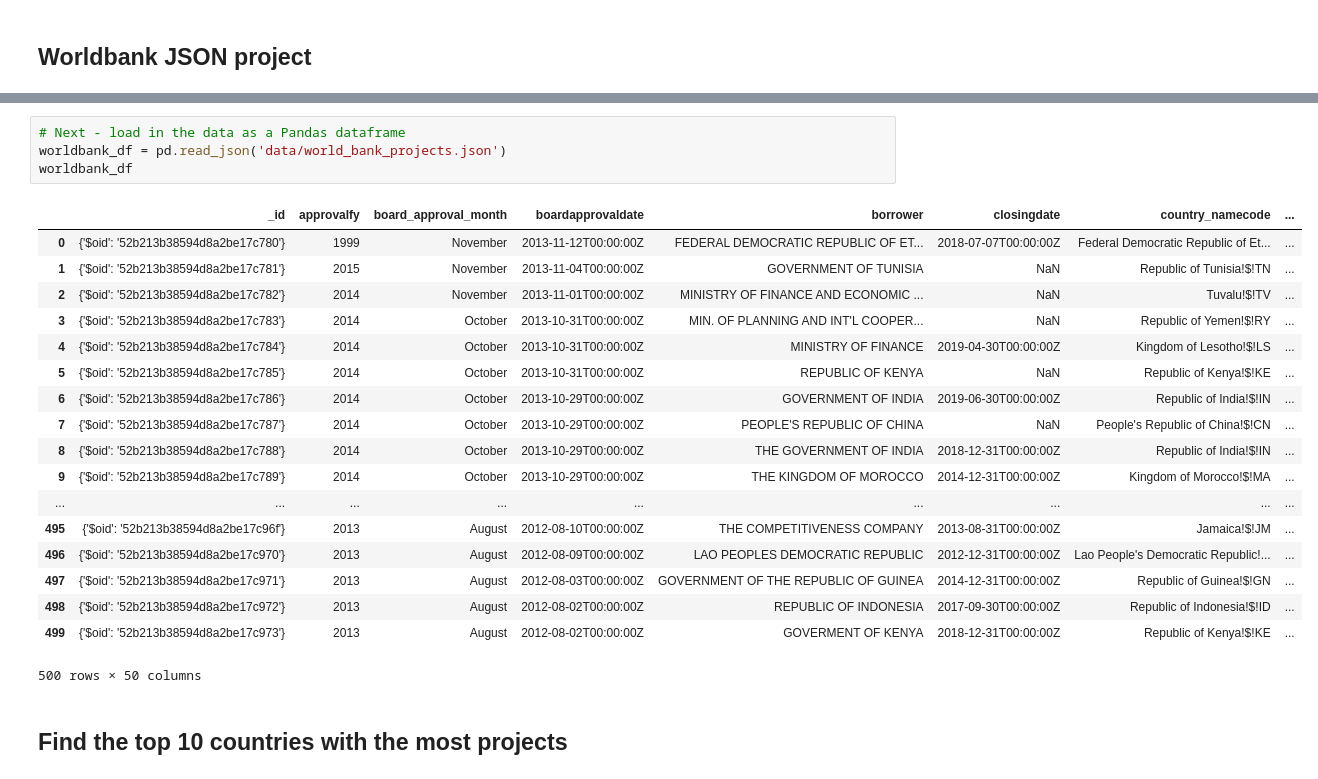
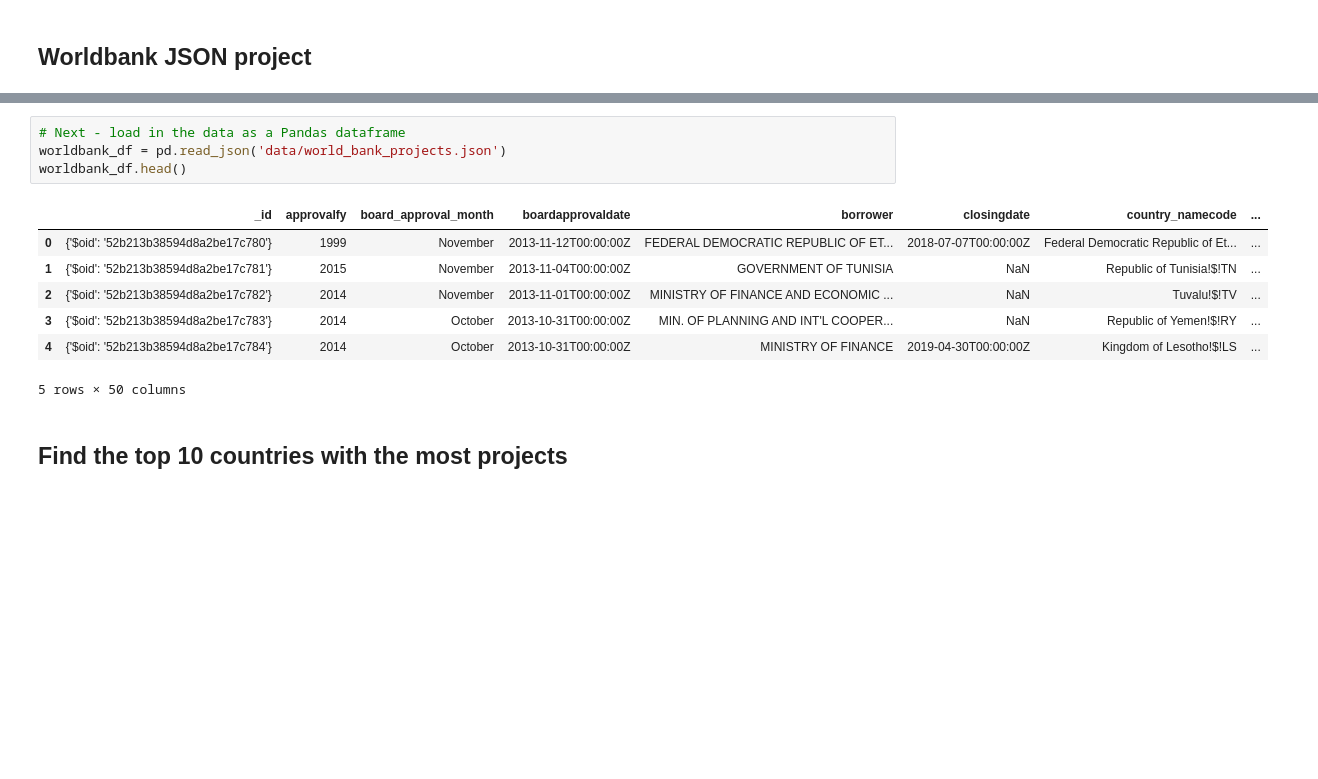
Before and after one commit to amh0792/Springboard, a Jupyter notebook: JSON_Mini_Project/sliderule_dsi_json_exercise.ipynb, the cells around one changed output, grey strips where cells are left out. Drawn from its saved outputs; the diff is of its cells as text; blank space fills up the shorter version.

```diff
--- a/JSON_Mini_Project/sliderule_dsi_json_exercise.ipynb
+++ b/JSON_Mini_Project/sliderule_dsi_json_exercise.ipynb
@@ -131,26 +114,15 @@ json.load((open('data/world_bank_projects.json')))
 # %%
 # Next - load in the data as a Pandas dataframe
 worldbank_df = pd.read_json('data/world_bank_projects.json')
-worldbank_df
+worldbank_df.head()
 # %% [output]
 |  | _id | approvalfy | board_approval_month | boardapprovaldate | borrower | closingdate | country_namecode | ... |
 | 0 | {'$oid': '52b213b38594d8a2be17c780'} | 1999 | November | 2013-11-12T00:00:00Z | FEDERAL DEMOCRATIC REPUBLIC OF ET... | 2018-07-07T00:00:00Z | Federal Democratic Republic of Et... | ... |
 | 1 | {'$oid': '52b213b38594d8a2be17c781'} | 2015 | November | 2013-11-04T00:00:00Z | GOVERNMENT OF TUNISIA | NaN | Republic of Tunisia!$!TN | ... |
 | 2 | {'$oid': '52b213b38594d8a2be17c782'} | 2014 | November | 2013-11-01T00:00:00Z | MINISTRY OF FINANCE AND ECONOMIC ... | NaN | Tuvalu!$!TV | ... |
 | 3 | {'$oid': '52b213b38594d8a2be17c783'} | 2014 | October | 2013-10-31T00:00:00Z | MIN. OF PLANNING AND INT'L COOPER... | NaN | Republic of Yemen!$!RY | ... |
 | 4 | {'$oid': '52b213b38594d8a2be17c784'} | 2014 | October | 2013-10-31T00:00:00Z | MINISTRY OF FINANCE | 2019-04-30T00:00:00Z | Kingdom of Lesotho!$!LS | ... |
-| 5 | {'$oid': '52b213b38594d8a2be17c785'} | 2014 | October | 2013-10-31T00:00:00Z | REPUBLIC OF KENYA | NaN | Republic of Kenya!$!KE | ... |
-| 6 | {'$oid': '52b213b38594d8a2be17c786'} | 2014 | October | 2013-10-29T00:00:00Z | GOVERNMENT OF INDIA | 2019-06-30T00:00:00Z | Republic of India!$!IN | ... |
-| 7 | {'$oid': '52b213b38594d8a2be17c787'} | 2014 | October | 2013-10-29T00:00:00Z | PEOPLE'S REPUBLIC OF CHINA | NaN | People's Republic of China!$!CN | ... |
-| 8 | {'$oid': '52b213b38594d8a2be17c788'} | 2014 | October | 2013-10-29T00:00:00Z | THE GOVERNMENT OF INDIA | 2018-12-31T00:00:00Z | Republic of India!$!IN | ... |
-| 9 | {'$oid': '52b213b38594d8a2be17c789'} | 2014 | October | 2013-10-29T00:00:00Z | THE KINGDOM OF MOROCCO | 2014-12-31T00:00:00Z | Kingdom of Morocco!$!MA | ... |
-| ... | ... | ... | ... | ... | ... | ... | ... | ... |
-| 495 | {'$oid': '52b213b38594d8a2be17c96f'} | 2013 | August | 2012-08-10T00:00:00Z | THE COMPETITIVENESS COMPANY | 2013-08-31T00:00:00Z | Jamaica!$!JM | ... |
-| 496 | {'$oid': '52b213b38594d8a2be17c970'} | 2013 | August | 2012-08-09T00:00:00Z | LAO PEOPLES DEMOCRATIC REPUBLIC | 2012-12-31T00:00:00Z | Lao People's Democratic Republic!... | ... |
-| 497 | {'$oid': '52b213b38594d8a2be17c971'} | 2013 | August | 2012-08-03T00:00:00Z | GOVERNMENT OF THE REPUBLIC OF GUINEA | 2014-12-31T00:00:00Z | Republic of Guinea!$!GN | ... |
-| 498 | {'$oid': '52b213b38594d8a2be17c972'} | 2013 | August | 2012-08-02T00:00:00Z | REPUBLIC OF INDONESIA | 2017-09-30T00:00:00Z | Republic of Indonesia!$!ID | ... |
-| 499 | {'$oid': '52b213b38594d8a2be17c973'} | 2013 | August | 2012-08-02T00:00:00Z | GOVERMENT OF KENYA | 2018-12-31T00:00:00Z | Republic of Kenya!$!KE | ... |
-500 rows × 50 columns
+5 rows × 50 columns
 # %% [markdown]
 ## Find the top 10 countries with the most projects
 # %%
```
Also changed, not shown: parts of 2 cells of this notebook.
